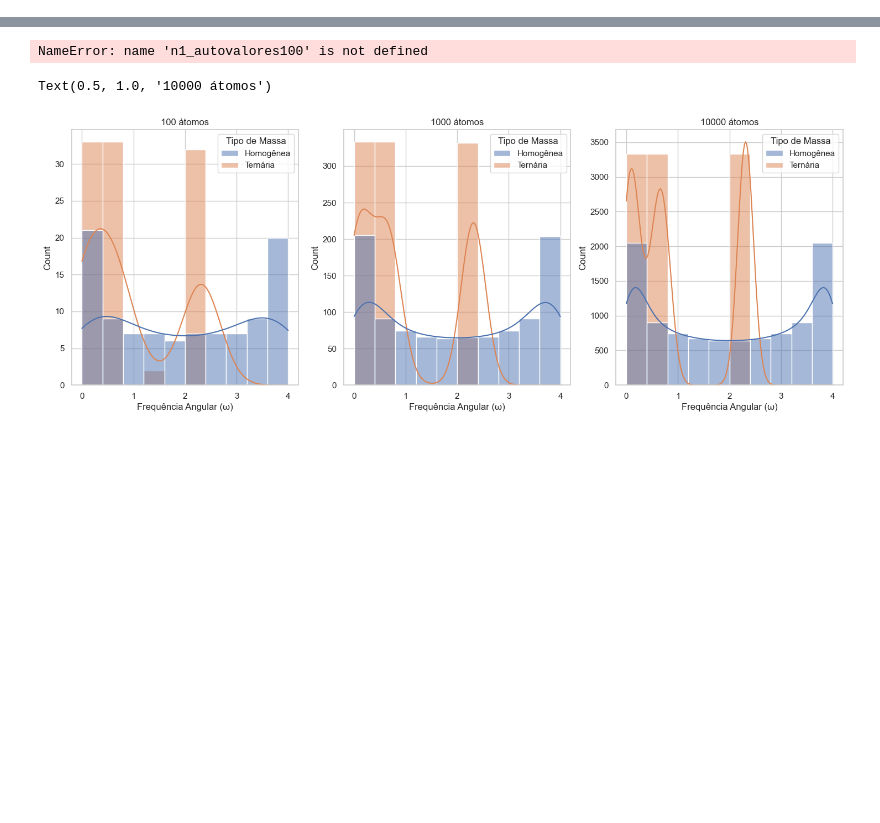
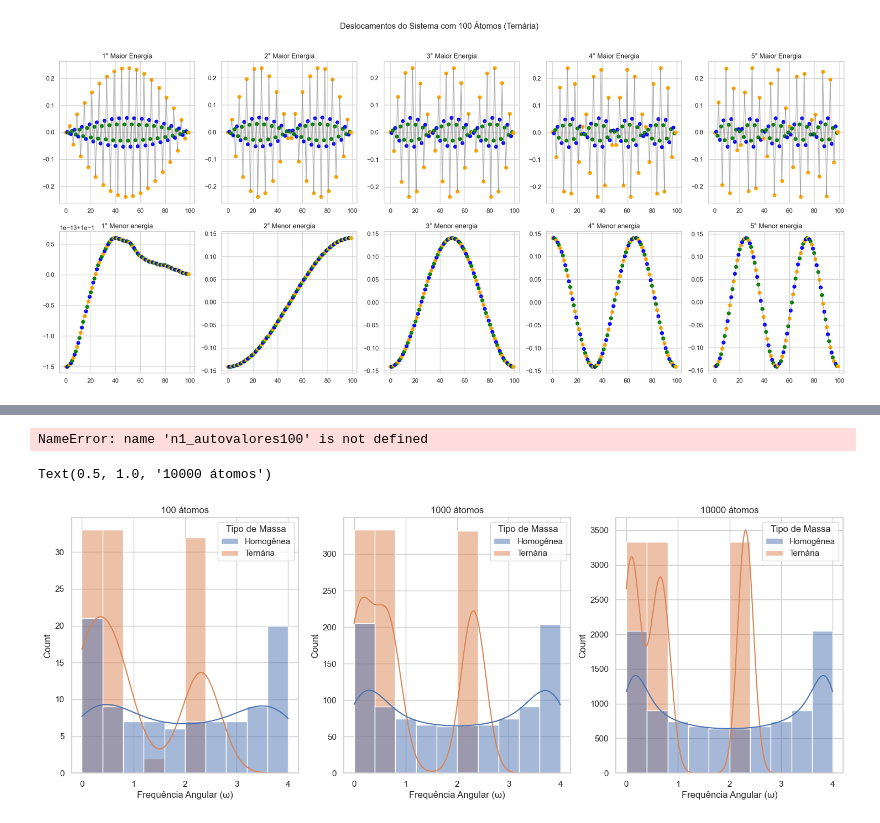
Before and after one commit to LucasMDeLucca/AV5, a Jupyter notebook: av5.ipynb, the cells around one changed output, grey strips where cells are left out. Saved outputs shown, nothing was run; the diff lists cells and outputs as text; code cells hidden in the pictures; blank space fills up the shorter version.

```diff
--- a/av5.ipynb
+++ b/av5.ipynb
@@ -138,0 +184,58 @@ df2['Tipo de Massa'] = ['Homogênea']*len(n1_freq1000) + ['Ternária']*len(n2_fr
+# %%
+def plot_ternaria(x,j, y, title):
+    cores = ['orange', 'blue', 'green']
+    for i, valor in enumerate(y):
+        ax[x,j].plot(i, valor, 'o', color=cores[i % len(cores)])  # Ponto
+        if i < len(y) - 1:  # Linha conectando os pontos
+            ax[x,j].plot([i, i+1], [valor, y[i+1]], color='gray', alpha=0.5)
+
+    ax[x,j].set_title(title)
+# %%
+fig, ax = plt.subplots(nrows=2, ncols=5, figsize=(25, 10))
+plt.suptitle("Deslocamentos do Sistema com 100 Átomos (Ternária)")
+
+plot_ternaria(0,0, n2_autovetores100[:, -1], "1° Maior Energia")
+plot_ternaria(0,1, n2_autovetores100[:, -2], "2° Maior Energia")
+plot_ternaria(0,2, n2_autovetores100[:, -3], "3° Maior Energia")
+plot_ternaria(0,3, n2_autovetores100[:, -4], "4° Maior Energia")
+plot_ternaria(0,4, n2_autovetores100[:, -5], "5° Maior Energia")
+# ax[0,0].plot(n2_autovetores100[:, -1],"o-", label = "Maior energia")
+# ax[0,0].set_title("Maior Energia")
+
+# ax[0,1].plot(n2_autovetores100[:, -2],"o-", label = "2 Maior energia")
+# ax[0,1].set_title("2 Maior Energia")
+
+# ax[0,2].plot(n2_autovetores100[:, -3],"o-", label = "3 Maior energia")
+# ax[0,2].set_title("3 Maior Energia")
+
+# ax[0,3].plot(n2_autovetores100[:, -4],"o-", label = "4 Maior energia")
+# ax[0,3].set_title("4 Maior Energia")
+
+# ax[0,4].plot(n2_autovetores100[:, -5],"o-", label = "5 Maior energia")
+# ax[0,4].set_title("5 Maior Energia")
+
+plot_ternaria(1,0, n2_autovetores100[:, 0], "1° Menor energia")
+plot_ternaria(1,1, n2_autovetores100[:, 1], "2° Menor energia")
+plot_ternaria(1,2, n2_autovetores100[:, 2], "3° Menor energia")
+plot_ternaria(1,3, n2_autovetores100[:, 3], "4° Menor energia")
+plot_ternaria(1,4, n2_autovetores100[:, 4   ], "5° Menor energia")
+# ax[1,0].plot(n2_autovetores100[:, 0],"o-", label = "Menor energia")
+# ax[1,0].set_title("Menor energia")
+
+# ax[1,1].plot(n2_autovetores100[:, 1],"o-", label = "2 Menor energia")
+# ax[1,1].set_title("2 Menor energia")
+
+# ax[1,2].plot(n2_autovetores100[:, 2],"o-", label = "3 Menor energia")
+# ax[1,2].set_title("3 Menor energia")
+
+# ax[1,3].plot(n2_autovetores100[:, 3],"o-", label = "4 Menor energia")
+# ax[1,3].set_title("4 Menor energia")
+
+# ax[1,4].plot(n2_autovetores100[:, 4],"o-", label = "5 Menor energia")
+# ax[1,4].set_title("5 Menor energia")
+
+
+
+plt.show()
+# %% [output]
+[figure, added]
```
Also changed, not shown: parts of 9 cells of this notebook, 1 other file.
